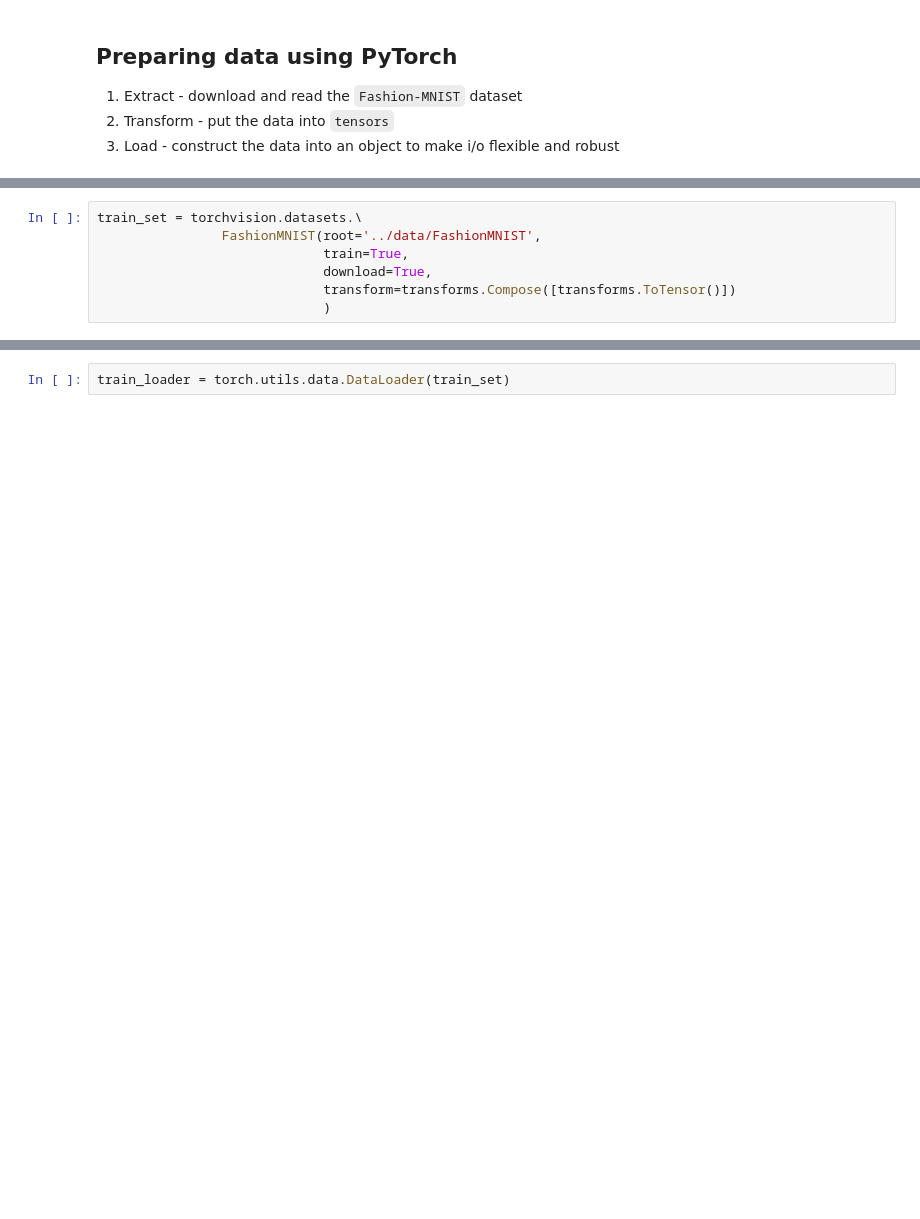
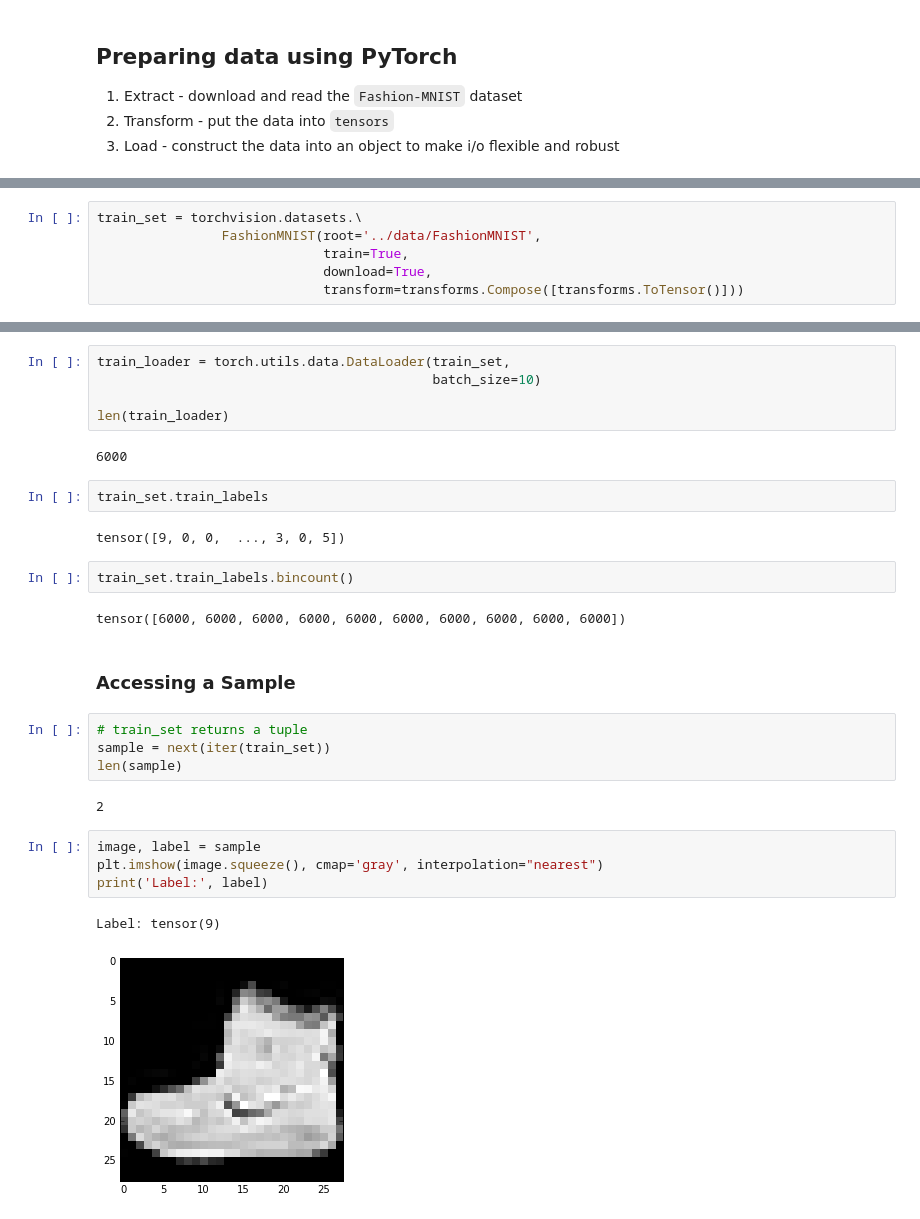
Before and after one commit to lukexyz/Thought-Loop-NN, a Jupyter notebook: notebooks/002-PyTorch-ETL-Data-Preparation.ipynb, the cells around one changed output, grey strips where cells are left out. Saved outputs shown, nothing was run; the diff lists cells and outputs as text; blank space fills up the shorter version.

```diff
--- a/notebooks/002-PyTorch-ETL-Data-Preparation.ipynb
+++ b/notebooks/002-PyTorch-ETL-Data-Preparation.ipynb
@@ -30,6 +39,5 @@ train_set = torchvision.datasets.\
                 FashionMNIST(root='../data/FashionMNIST',
                              train=True,
                              download=True,
-                             transform=transforms.Compose([transforms.ToTensor()])
-                             )
+                             transform=transforms.Compose([transforms.ToTensor()]))
 # %% [markdown]
@@ -38,4 +46,32 @@ The `DataLoader` utility can be used to control
 * thread management
 * shuffle capabilities
 # %%
-train_loader = torch.utils.data.DataLoader(train_set)
+train_loader = torch.utils.data.DataLoader(train_set,
+                                           batch_size=10)
+
+len(train_loader)
+# %% [output]
+6000
+# %%
+train_set.train_labels
+# %% [output]
+tensor([9, 0, 0,  ..., 3, 0, 5])
+# %%
+train_set.train_labels.bincount()
+# %% [output]
+tensor([6000, 6000, 6000, 6000, 6000, 6000, 6000, 6000, 6000, 6000])
+# %% [markdown]
+### Accessing a Sample
+# %%
+# train_set returns a tuple
+sample = next(iter(train_set))
+len(sample)
+# %% [output]
+2
+# %%
+image, label = sample
+plt.imshow(image.squeeze(), cmap='gray', interpolation="nearest")
+print('Label:', label)
+# %% [output]
+Label: tensor(9)
+[figure, added]
```
Also changed, not shown: parts of 13 cells of this notebook.
